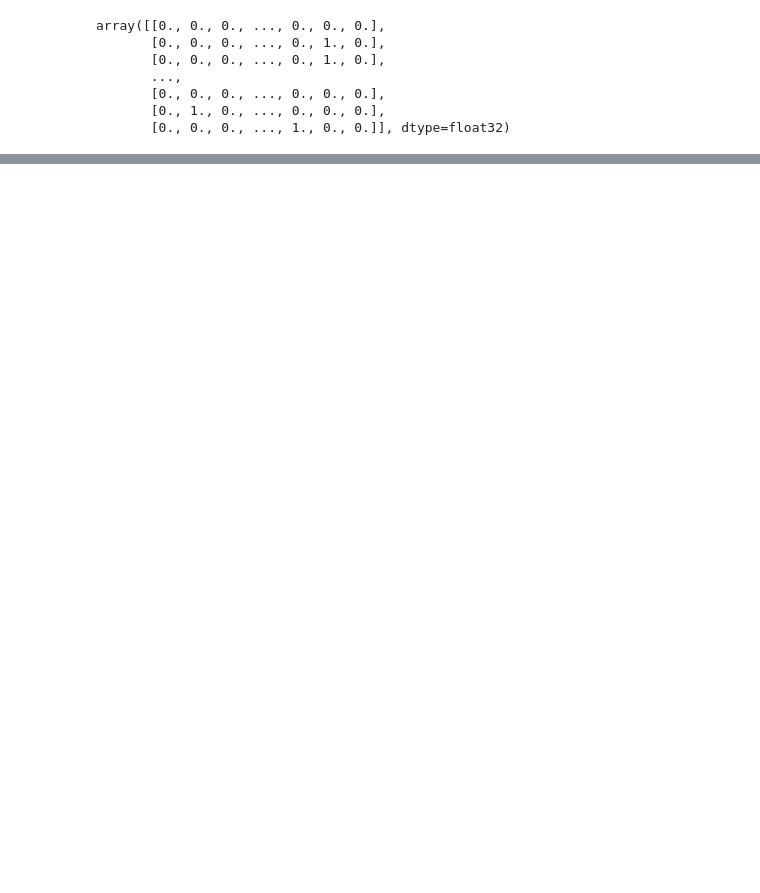
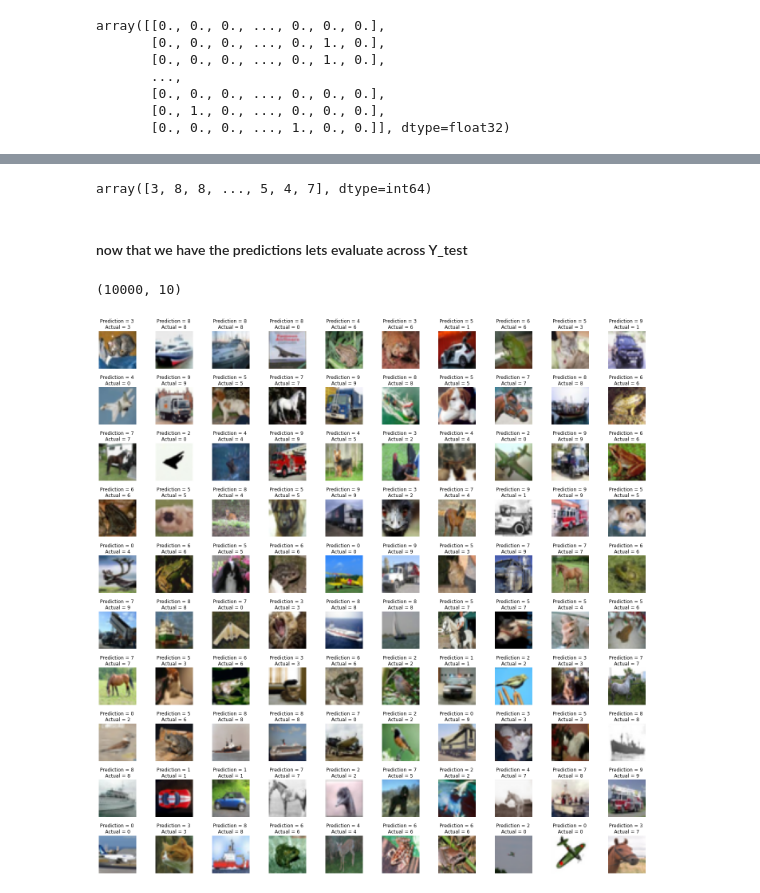
Before and after one commit to hemanthgaddipati/CIFAR-10-Image-Classification-using-2D-CNN, a Jupyter notebook: CiFAR-10 Images Classification using Convolutional Neural Networks.ipynb, the cells around one changed output, grey strips where cells are left out. Drawn from its saved outputs; the diff is of its cells as text; code cells hidden in the pictures; blank space fills up the shorter version.

```diff
--- a/CiFAR-10 Images Classification using Convolutional Neural Networks.ipynb
+++ b/CiFAR-10 Images Classification using Convolutional Neural Networks.ipynb
@@ -163,0 +187,7 @@ array([[0., 0., 0., ..., 0., 0., 0.],
+# %%
+# Now that the DownSampling is done lets prepare the new data to feed the Neural Network. This is Flattening.
+# Then create a fully connected NN so i am going to use Dense to create so.
+model.add(Flatten())
+model.add(Dense(units = 1024, activation = 'relu')) # First hidden layer
+model.add(Dense(units = 1024, activation = 'relu')) # second hidden layer
+model.add(Dense(units = 10, activation = 'softmax')) # output layer so 10 neurons and relu can not be used.
@@ -163,0 +196,5 @@ array([[0., 0., 0., ..., 0., 0., 0.],
+# %%
+# since we are using categorical values i am going use the categorical cross entropy as my loss function
+# And for speed of the NN i am going to use the "Acc" as my metric
+
+model.compile(loss = "categorical_crossentropy", optimizer = keras.optimizers.RMSprop(lr = 0.001), metrics = ['acc'])
@@ -163,0 +203,6 @@ array([[0., 0., 0., ..., 0., 0., 0.],
+# %%
+# batch size is how many images are being fed to the network
+# epochs are only 10 because i am running on the CPU it would take a long time to fit the model with high number of epochs
+# shuffle is TRUE because i dont want the model to get the images with same class everytime.
+
+model_his = model.fit(X_train, y_train, batch_size = 32, epochs = 2, shuffle = True)
@@ -163,0 +222,24 @@ array([[0., 0., 0., ..., 0., 0., 0.],
+# %%
+pred = model.predict_classes(X_test)
+pred
+# %% [output]
+array([3, 8, 8, ..., 5, 4, 7], dtype=int64)
+# %% [markdown]
+#### now that we have the predictions lets evaluate across Y_test
+# %%
+y_test.shape
+# %% [output]
+(10000, 10)
+# %%
+# first convert y_test from float to int
+y_test = y_test.argmax(1)
+# lets plot the results
+fig, axes = plt.subplots(10,10,figsize = (25,25))
+axes = axes.ravel()
+for i in np.arange(100):
+    axes[i].imshow(X_test[i])
+    axes[i].set_title('Prediction = {} \n Actual = {} '.format(pred[i], y_test[i]))
+    axes[i].axis('off')
+plt.subplots_adjust(hspace = 0.5)
+# %% [output]
+[figure, added]
```
Also changed, not shown: parts of 18 cells of this notebook, 1 other file.
